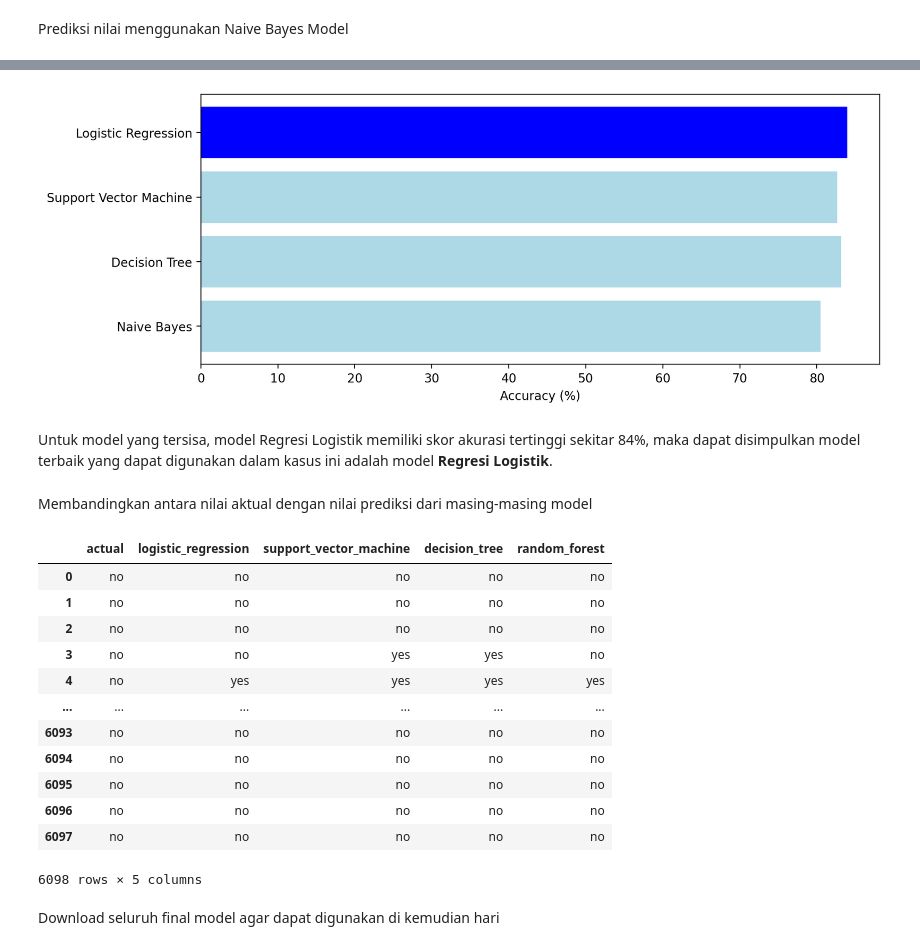
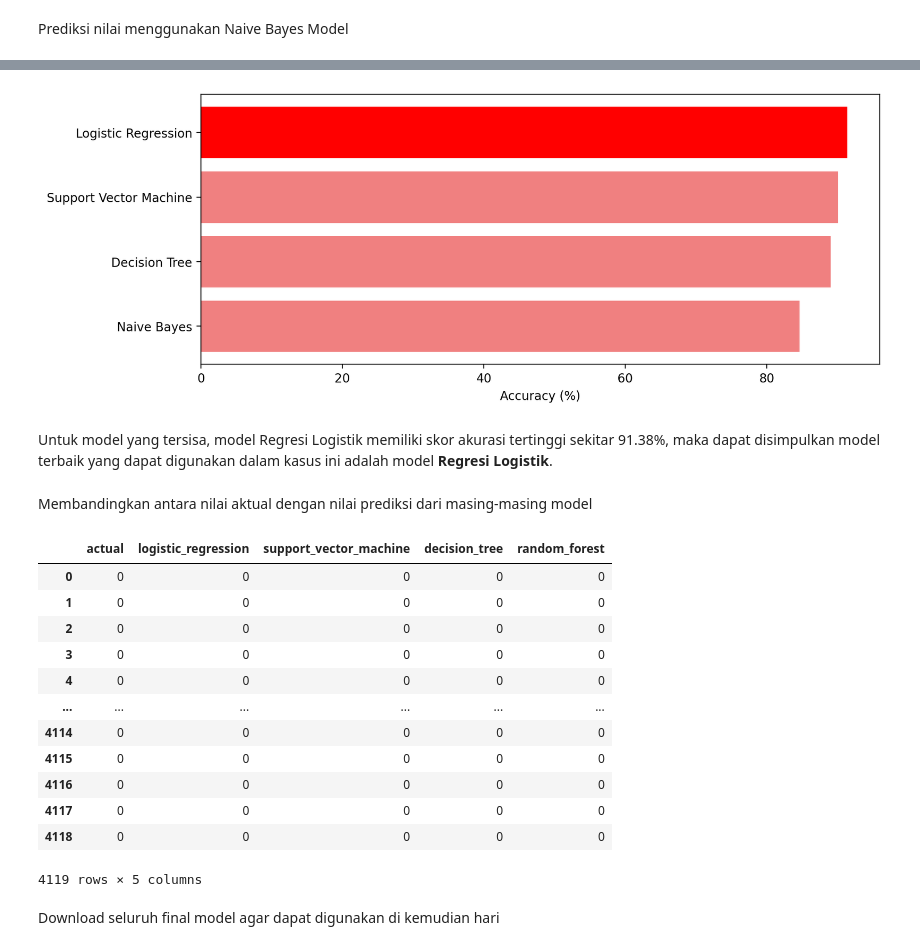
Before and after one commit to andrenads/H8_02_Batch5, a Jupyter notebook: PYTN_Assgn_3_5_Andrena/PYTN_Assgn_3_5_Andrena.ipynb, the cells around one changed output, grey strips where cells are left out. Drawn from its saved outputs; the diff is of its cells as text; code cells hidden in the pictures.

```diff
--- a/PYTN_Assgn_3_5_Andrena/PYTN_Assgn_3_5_Andrena.ipynb
+++ b/PYTN_Assgn_3_5_Andrena/PYTN_Assgn_3_5_Andrena.ipynb
@@ -504,3 +537,0 @@ Membuat dan gunakan Naive Bayes Model dengan Uji Bernoulli
-# %%
-naive_model = BernoulliNB()
-naive_model.fit(scaled_X_train,y_train)
@@ -508,0 +538,3 @@ BernoulliNB()
+# %%
+nb_model = GaussianNB()
+nb_model.fit(x_train,y_train)
@@ -513 +545,3 @@ naive_prediction = naive_model.predict(scaled_X_test)
+# %%
+nb_pred = nb_model.predict(x_test)
 # %% [markdown]
@@ -554,47 +578,47 @@ Naive Bayes             : 80.469%
 # %%
 x = ["Naive Bayes","Decision Tree","Support Vector Machine","Logistic Regression"]
-y = [np.round(accuracy_score(y_test,naive_prediction)*100,3),np.round(accuracy_score(y_test,decision_prediction)*100,3),
-     np.round(accuracy_score(y_test,svm_prediction)*100,3),np.round(accuracy_score(y_test,reglog_prediction)*100,3)]
+y = [np.round(accuracy_score(y_test,nb_pred)*100,3),np.round(accuracy_score(y_test,dt_pred)*100,3),
+     np.round(accuracy_score(y_test,svm_pred)*100,3),np.round(accuracy_score(y_test,reglog_pred)*100,3)]
 # %%
 color = []
 for _ in np.array(y):
     if _ == np.max(np.array(y)):
-         color.append("blue")
+         color.append("red")
     else:
-        color.append("lightblue")
+        color.append("lightcoral")
 
 plt.figure(figsize=(10,4),dpi=200)
 plt.barh(x,y,color=color)
 plt.xlabel("Accuracy (%)")
 plt.show()
 # %% [output]
-[figure, old version]
+[figure, new version]
 # %% [markdown]
-Untuk model yang tersisa, model Regresi Logistik memiliki skor akurasi tertinggi sekitar 84%, maka dapat disimpulkan model terbaik yang dapat digunakan dalam kasus ini adalah model **Regresi Logistik**.
+Untuk model yang tersisa, model Regresi Logistik memiliki skor akurasi tertinggi sekitar 91.38%, maka dapat disimpulkan model terbaik yang dapat digunakan dalam kasus ini adalah model **Regresi Logistik**.
 # %% [markdown]
 Membandingkan antara nilai aktual dengan nilai prediksi dari masing-masing model
 # %%
 pd.DataFrame({
     "actual":y_test,
-    "logistic_regression":reglog_prediction,
-    "support_vector_machine":svm_prediction,
-    "decision_tree":decision_prediction,
-    "random_forest":random_prediction
+    "logistic_regression":reglog_pred,
+    "support_vector_machine":svm_pred,
+    "decision_tree":dt_pred,
+    "random_forest":rf_pred
 }).reset_index(drop=True)
 # %% [output]
 |  | actual | logistic_regression | support_vector_machine | decision_tree | random_forest |
-| 0 | no | no | no | no | no |
-| 1 | no | no | no | no | no |
-| 2 | no | no | no | no | no |
-| 3 | no | no | yes | yes | no |
-| 4 | no | yes | yes | yes | yes |
+| 0 | 0 | 0 | 0 | 0 | 0 |
+| 1 | 0 | 0 | 0 | 0 | 0 |
+| 2 | 0 | 0 | 0 | 0 | 0 |
+| 3 | 0 | 0 | 0 | 0 | 0 |
+| 4 | 0 | 0 | 0 | 0 | 0 |
 | ... | ... | ... | ... | ... | ... |
-| 6093 | no | no | no | no | no |
-| 6094 | no | no | no | no | no |
-| 6095 | no | no | no | no | no |
-| 6096 | no | no | no | no | no |
-| 6097 | no | no | no | no | no |
+| 4114 | 0 | 0 | 0 | 0 | 0 |
+| 4115 | 0 | 0 | 0 | 0 | 0 |
+| 4116 | 0 | 0 | 0 | 0 | 0 |
+| 4117 | 0 | 0 | 0 | 0 | 0 |
+| 4118 | 0 | 0 | 0 | 0 | 0 |
-6098 rows × 5 columns
+4119 rows × 5 columns
 # %% [markdown]
 Download seluruh final model agar dapat digunakan di kemudian hari
 # %%
```
Also changed, not shown: parts of 135 cells of this notebook, 4 other files.
